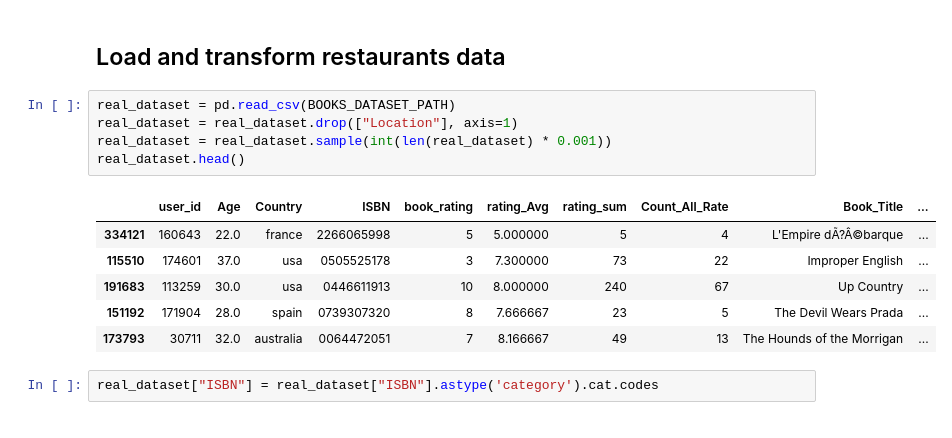
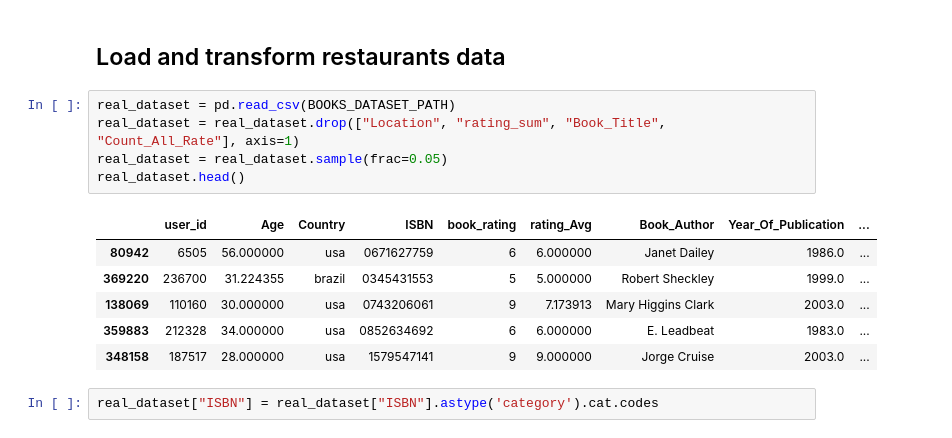
Before and after one commit to vldpro/SynEvaRec, a Jupyter notebook: notebooks/exp2.ipynb, the cells around one changed output. Cells and saved outputs as stored; diff of their text form.

```diff
--- a/notebooks/exp2.ipynb
+++ b/notebooks/exp2.ipynb
@@ -15,16 +15,16 @@ BOOKS_DATASET_PATH = "books_dataset_cleaned.csv"
 ## Load and transform restaurants data
 # %%
 real_dataset = pd.read_csv(BOOKS_DATASET_PATH)
-real_dataset = real_dataset.drop(["Location"], axis=1)
-real_dataset = real_dataset.sample(int(len(real_dataset) * 0.001))
+real_dataset = real_dataset.drop(["Location", "rating_sum", "Book_Title", "Count_All_Rate"], axis=1)
+real_dataset = real_dataset.sample(frac=0.05)
 real_dataset.head()
 # %% [output]
-|  | user_id | Age | Country | ISBN | book_rating | rating_Avg | rating_sum | Count_All_Rate | Book_Title | ... |
-| 334121 | 160643 | 22.0 | france | 2266065998 | 5 | 5.000000 | 5 | 4 | L'Empire dÃ?Â©barque | ... |
-| 115510 | 174601 | 37.0 | usa | 0505525178 | 3 | 7.300000 | 73 | 22 | Improper English | ... |
-| 191683 | 113259 | 30.0 | usa | 0446611913 | 10 | 8.000000 | 240 | 67 | Up Country | ... |
-| 151192 | 171904 | 28.0 | spain | 0739307320 | 8 | 7.666667 | 23 | 5 | The Devil Wears Prada | ... |
-| 173793 | 30711 | 32.0 | australia | 0064472051 | 7 | 8.166667 | 49 | 13 | The Hounds of the Morrigan | ... |
+|  | user_id | Age | Country | ISBN | book_rating | rating_Avg | Book_Author | Year_Of_Publication | ... |
+| 80942 | 6505 | 56.000000 | usa | 0671627759 | 6 | 6.000000 | Janet Dailey | 1986.0 | ... |
+| 369220 | 236700 | 31.224355 | brazil | 0345431553 | 5 | 5.000000 | Robert Sheckley | 1999.0 | ... |
+| 138069 | 110160 | 30.000000 | usa | 0743206061 | 9 | 7.173913 | Mary Higgins Clark | 2003.0 | ... |
+| 359883 | 212328 | 34.000000 | usa | 0852634692 | 6 | 6.000000 | E. Leadbeat | 1983.0 | ... |
+| 348158 | 187517 | 28.000000 | usa | 1579547141 | 9 | 9.000000 | Jorge Cruise | 2003.0 | ... |
 # %%
 real_dataset["ISBN"] = real_dataset["ISBN"].astype('category').cat.codes
 # %%
```
Also changed, not shown: parts of 12 cells of this notebook, 1 other file.
